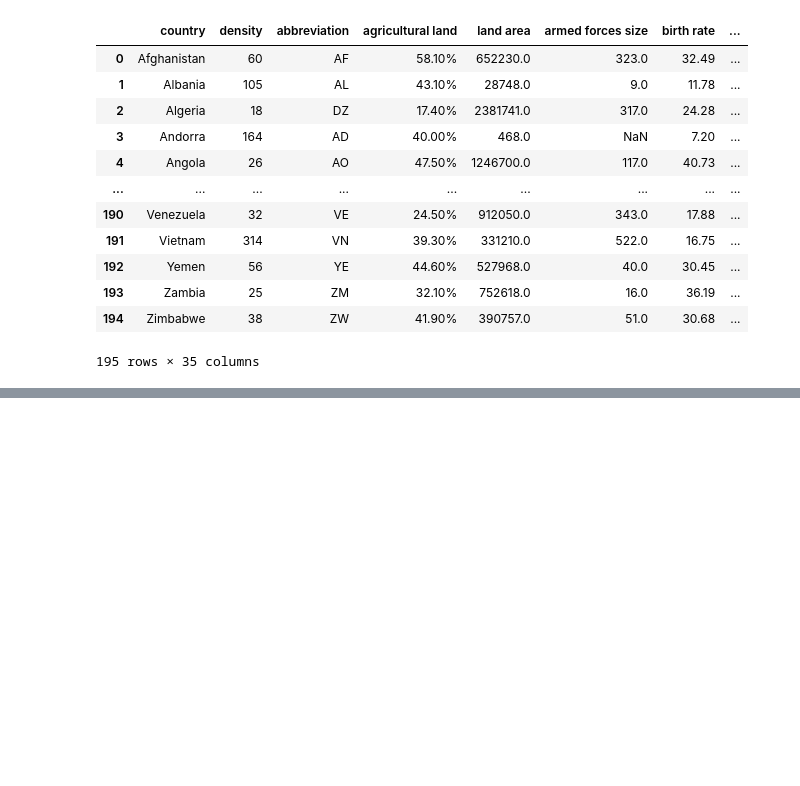
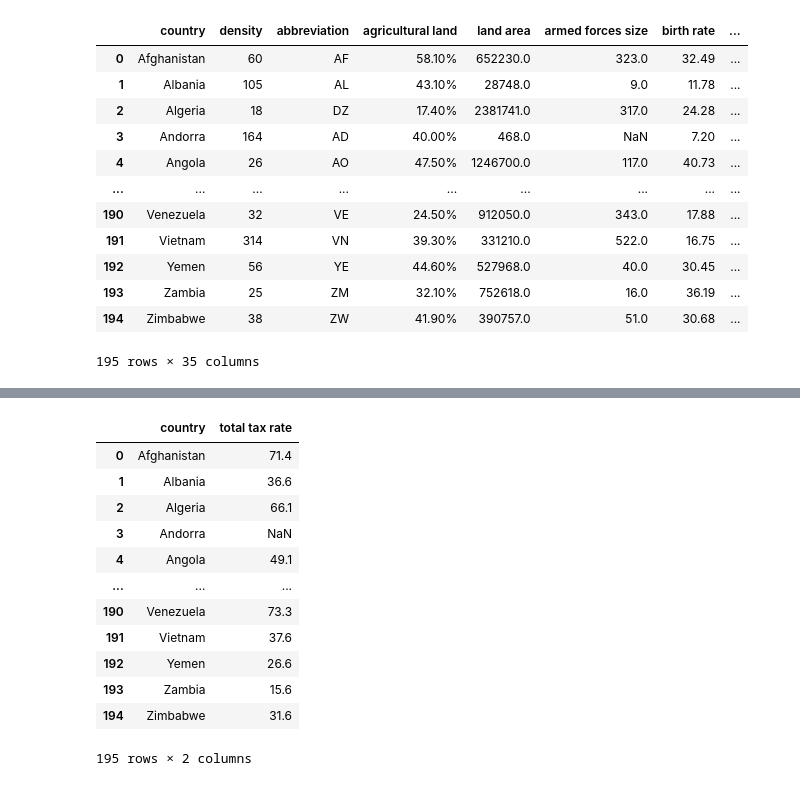
Before and after one commit to LauraGenesis/-promoG-modulo3-sprint1-pairprogramming-ISABEL_CORREA-LAURA_GENESIS, a Jupyter notebook: 2groupby.ipynb, the cells around one changed output, grey strips where cells are left out. Drawn from its saved outputs; the diff is of its cells as text; code cells hidden in the pictures; blank space fills up the shorter version.

```diff
--- a/2groupby.ipynb
+++ b/2groupby.ipynb
@@ -120,0 +218,17 @@ df.to_csv('world-data-limpio2.csv')
+# %%
+tasa2= df.groupby('country')['total tax rate'].max().reset_index()
+tasa2
+# %% [output]
+|  | country | total tax rate |
+| 0 | Afghanistan | 71.4 |
+| 1 | Albania | 36.6 |
+| 2 | Algeria | 66.1 |
+| 3 | Andorra | NaN |
+| 4 | Angola | 49.1 |
+| ... | ... | ... |
+| 190 | Venezuela | 73.3 |
+| 191 | Vietnam | 37.6 |
+| 192 | Yemen | 26.6 |
+| 193 | Zambia | 15.6 |
+| 194 | Zimbabwe | 31.6 |
+195 rows × 2 columns
```
Also changed, not shown: parts of 22 cells of this notebook.
